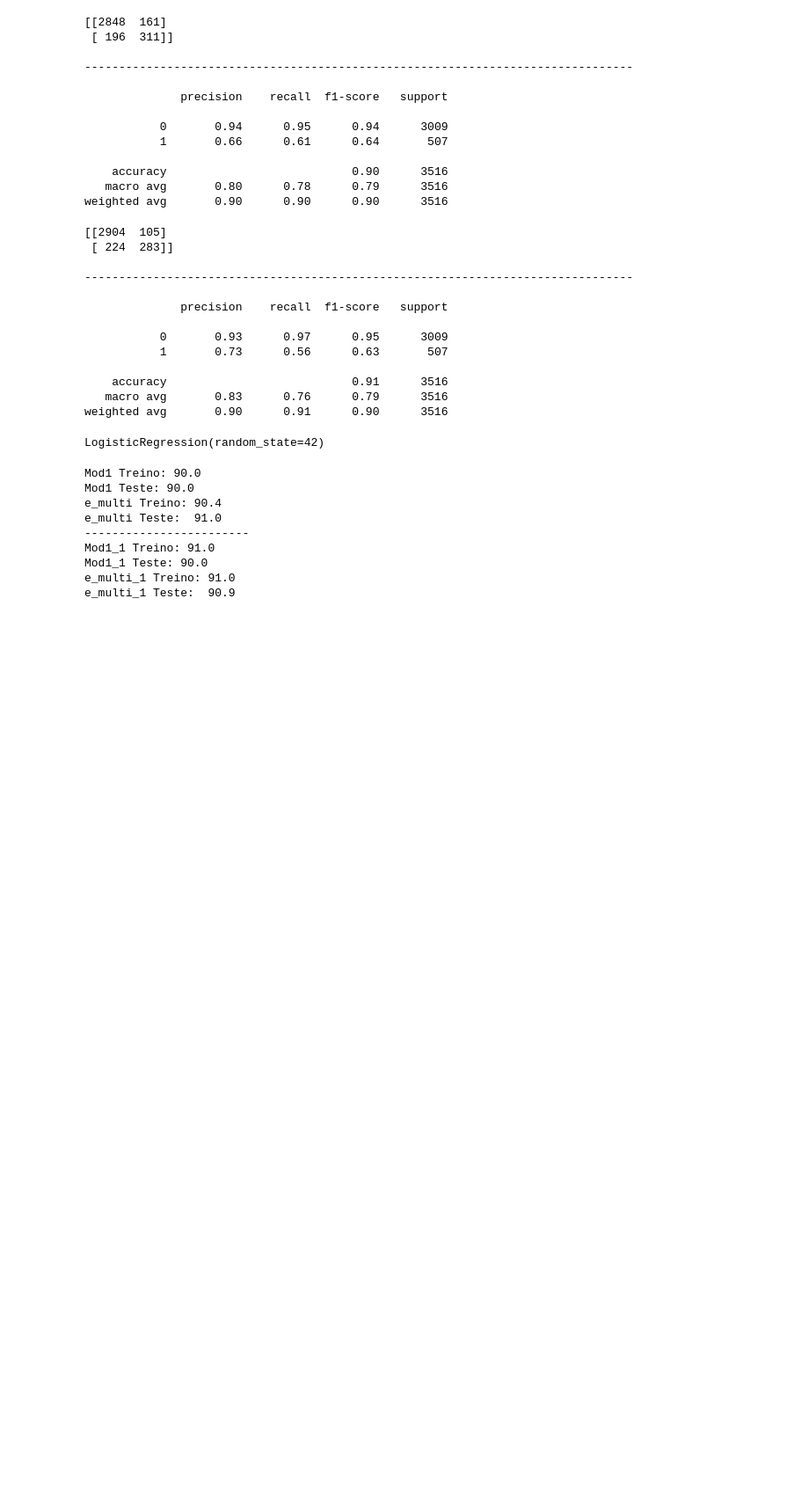
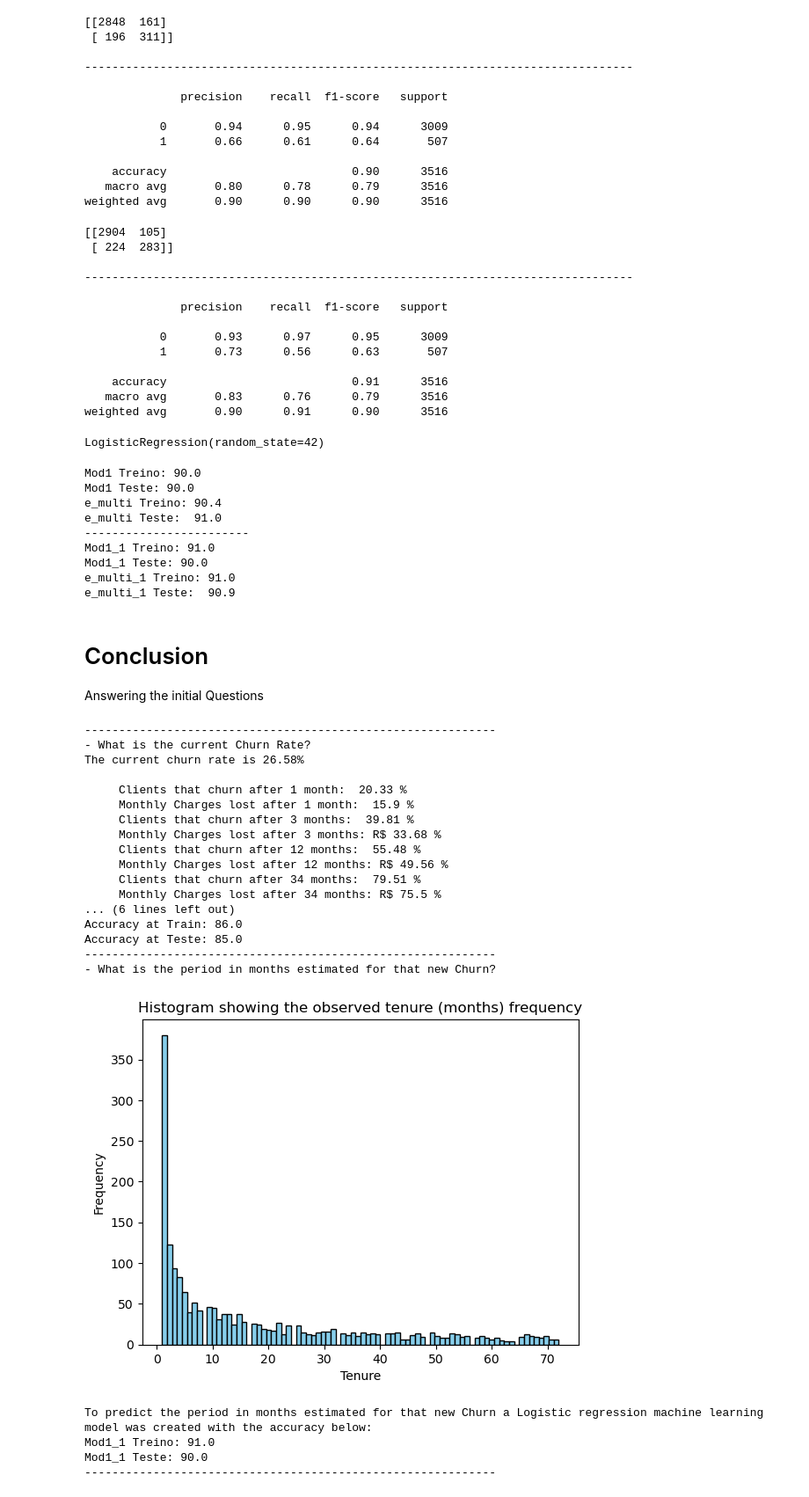
Before and after one commit to LVBruno/Telecom_Churn_Rate, a Jupyter notebook: Telecom_Churn_rate.ipynb, the cells around one changed output. Shown at 88% size. Cells and saved outputs as stored; diff of their text form; code cells hidden in the pictures; blank space fills up the shorter version.

Commit message:
Initial Commit

```diff
--- a/Telecom_Churn_rate.ipynb
+++ b/Telecom_Churn_rate.ipynb
@@ -996,3 +1007,68 @@ Mod1_1 Treino: 91.0
 Mod1_1 Teste: 90.0
 e_multi_1 Treino: 91.0
 e_multi_1 Teste:  90.9
+# %% [markdown]
+# Conclusion
+
+Answering the initial Questions
+# %%
+print('------------------------------------------------------------')
+print('- What is the current Churn Rate?')
+print(f'The current churn rate is {churn_prop}%')
+print('')
+print('     Clients that churn after 1 month: ',round(result['Churn'].cumsum().values[0] / result['Churn'].cumsum().values[-1] * 100, 2), '%')
+print('     Monthly Charges lost after 1 month: ',round(result_charges['MonthlyCharges'].cumsum().values[0] / result_charges['MonthlyCharges'].cumsum().values[-1] * 100, 2), '%')
+print('     Clients that churn after 3 months: ',round(result['Churn'].cumsum().values[4] / result['Churn'].cumsum().values[-1] * 100, 2), '%')
+print('     Monthly Charges lost after 3 months: R$',round(result_charges['MonthlyCharges'].cumsum().values[4] / result_charges['MonthlyCharges'].cumsum().values[-1] * 100, 2), '%')
+print('     Clients that churn after 12 months: ',round(result['Churn'].cumsum().values[11] / result['Churn'].cumsum().values[-1] * 100, 2), '%')
+print('     Monthly Charges lost after 12 months: R$',round(result_charges['MonthlyCharges'].cumsum().values[11] / result_charges['MonthlyCharges'].cumsum().values[-1] * 100, 2), '%')
+print('     Clients that churn after 34 months: ',round(result['Churn'].cumsum().values[33] / result['Churn'].cumsum().values[-1] * 100, 2), '%')
+print('     Monthly Charges lost after 34 months: R$',round(result_charges['MonthlyCharges'].cumsum().values[33] / result_charges['MonthlyCharges'].cumsum().values[-1] * 100, 2), '%')
+
+print('------------------------------------------------------------')
+print('- What new clients are more probable to Churn?')
+print('The most important features to predict if a new client will churn are:')
+print(important_features)
+print('')
+print('To predict if a new client will Churn, a Logistic regression machine learning model was created with the accuracy below:')
+print("Accuracy at Train:", round(metrics.accuracy_score(y_train1, y_pred_train_mod1_1),2)*100)
+print("Accuracy at Teste:", round(metrics.accuracy_score(y_test1, y_pred_test_mod1_1),2)*100)
+print('------------------------------------------------------------')
+print('- What is the period in months estimated for that new Churn?')
+df_churn_yes = df[df['Churn'] == 'Yes']
+
+plt.hist(df_churn_yes['tenure'], bins=80, color='skyblue', edgecolor='black')
+
+plt.xlabel('Tenure')
+plt.ylabel('Frequency')
+
+plt.title('Histogram showing the observed tenure (months) frequency')
+
+plt.show()
+print('To predict the period in months estimated for that new Churn a Logistic regression machine learning model was created with the accuracy below:')
+print("Mod1_1 Treino:", round(metrics.accuracy_score(y_train1_t, y_pred_train_mod1_1_t),2)*100)
+print("Mod1_1 Teste:", round(metrics.accuracy_score(y_test1_t, y_pred_test_mod1_1_t),2)*100)
+print('------------------------------------------------------------')
+# %% [output]
+------------------------------------------------------------
+- What is the current Churn Rate?
+The current churn rate is 26.58%
+
+     Clients that churn after 1 month:  20.33 %
+     Monthly Charges lost after 1 month:  15.9 %
+     Clients that churn after 3 months:  39.81 %
+     Monthly Charges lost after 3 months: R$ 33.68 %
+     Clients that churn after 12 months:  55.48 %
+     Monthly Charges lost after 12 months: R$ 49.56 %
+     Clients that churn after 34 months:  79.51 %
+     Monthly Charges lost after 34 months: R$ 75.5 %
+... (6 lines left out)
+Accuracy at Train: 86.0
+Accuracy at Teste: 85.0
+------------------------------------------------------------
+- What is the period in months estimated for that new Churn?
+[figure, added]
+To predict the period in months estimated for that new Churn a Logistic regression machine learning model was created with the accuracy below:
+Mod1_1 Treino: 91.0
+Mod1_1 Teste: 90.0
+------------------------------------------------------------
```
Also changed, not shown: parts of 1 cell of this notebook.
